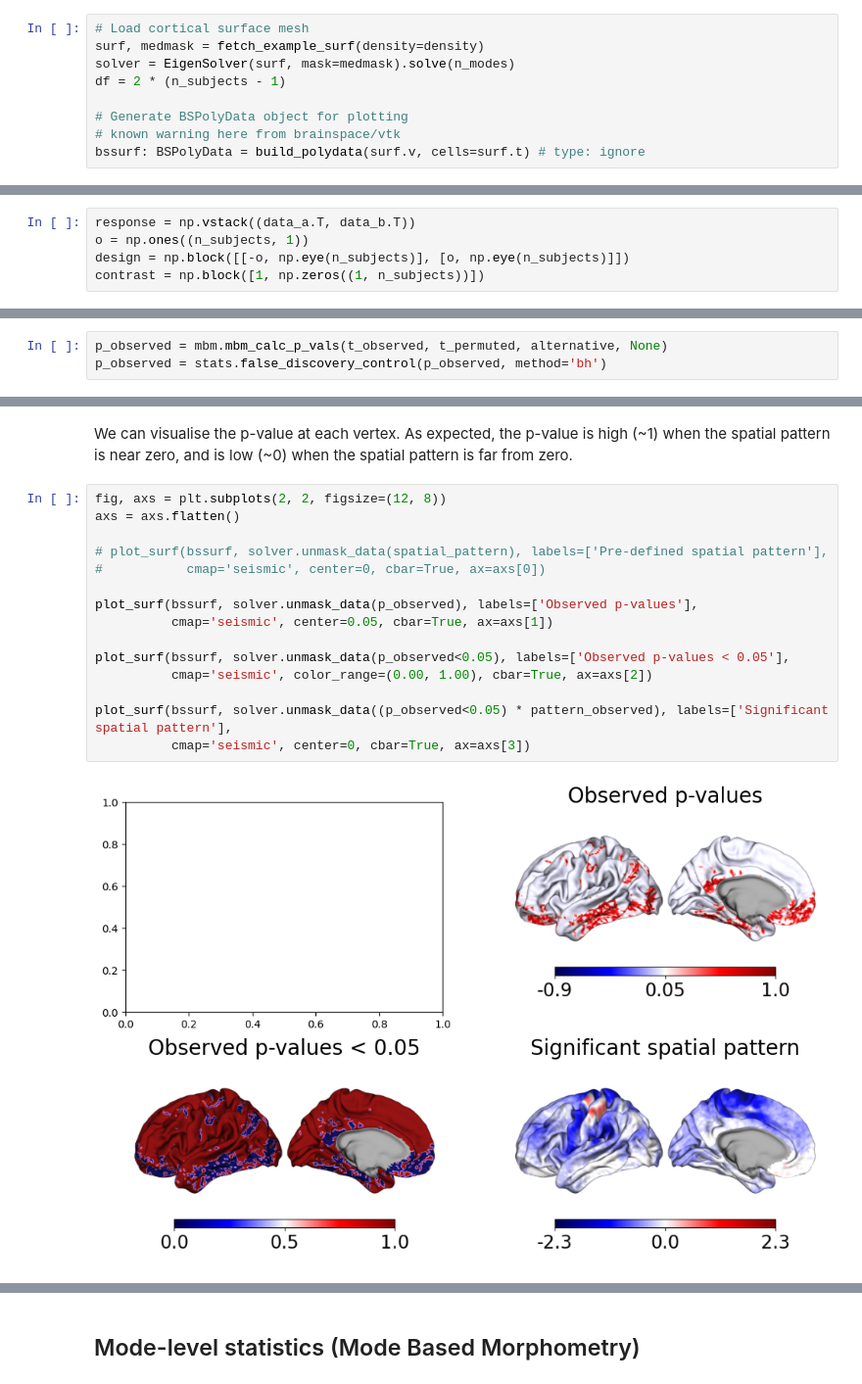
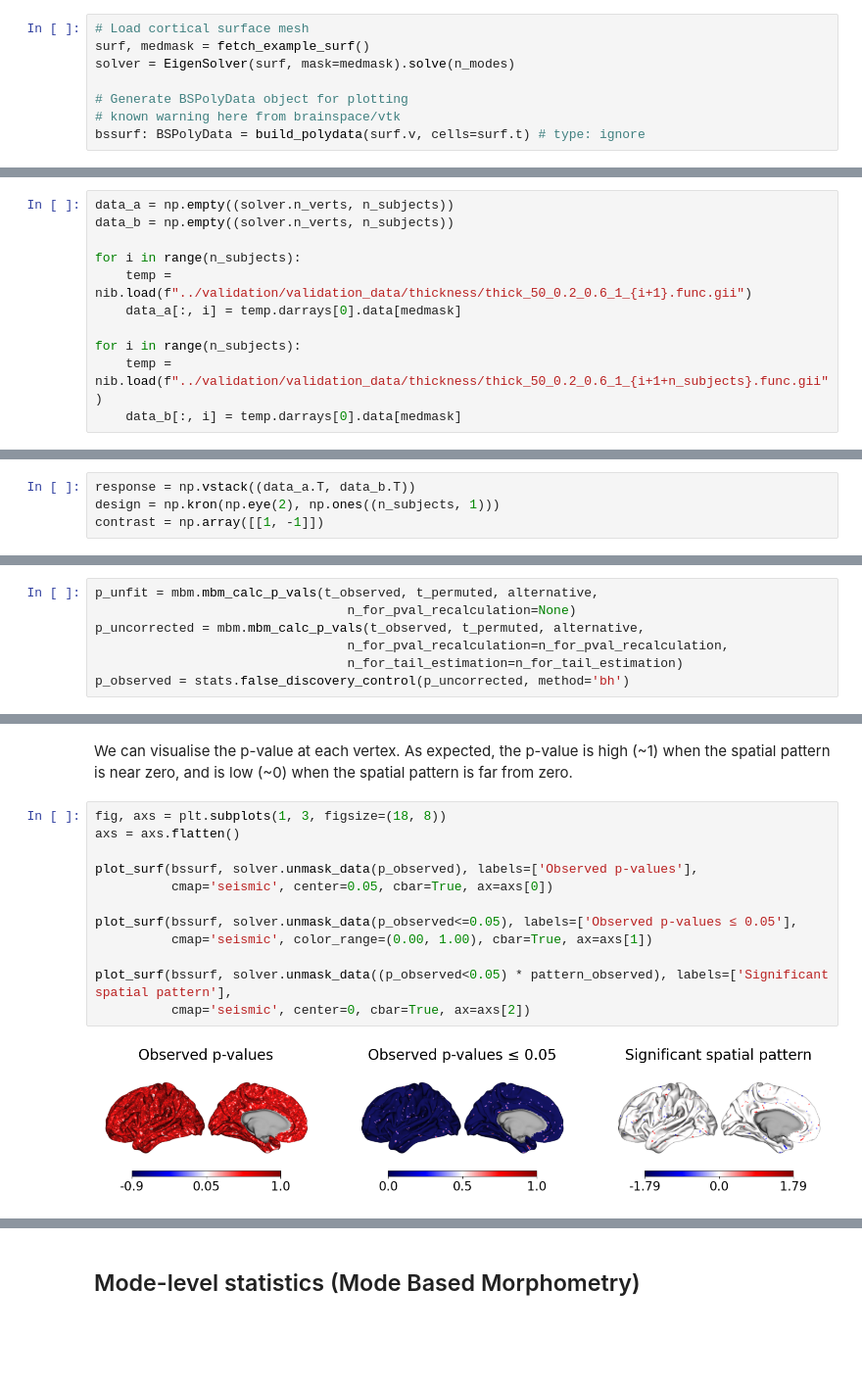
Before and after one commit to magnesium2400/neuromodes, a Jupyter notebook: docs/tutorials/mbm.ipynb, the cells around one changed output, grey strips where cells are left out. Shown at 98% size. Saved outputs shown, nothing was run; the diff lists cells and outputs as text; blank space fills up the shorter version.

```diff
--- a/docs/tutorials/mbm.ipynb
+++ b/docs/tutorials/mbm.ipynb
@@ -33,9 +40,8 @@ alternative = 'two-sided'
 permutationMethod = 'shuffle_rows'
 # %%
 # Load cortical surface mesh
-surf, medmask = fetch_example_surf(density=density)
+surf, medmask = fetch_example_surf()
 solver = EigenSolver(surf, mask=medmask).solve(n_modes)
-df = 2 * (n_subjects - 1)
 
 # Generate BSPolyData object for plotting
 # known warning here from brainspace/vtk
@@ -92,3 +53,14 @@ Then, we generate noise with that known difference:
+# %%
+data_a = np.empty((solver.n_verts, n_subjects))
+data_b = np.empty((solver.n_verts, n_subjects))
+
+for i in range(n_subjects):
+    temp = nib.load(f"../validation/validation_data/thickness/thick_50_0.2_0.6_1_{i+1}.func.gii")
+    data_a[:, i] = temp.darrays[0].data[medmask]
+
+for i in range(n_subjects):
+    temp = nib.load(f"../validation/validation_data/thickness/thick_50_0.2_0.6_1_{i+1+n_subjects}.func.gii")
+    data_b[:, i] = temp.darrays[0].data[medmask]
 # %% [markdown]
 We can visualise the first few example maps:
 # %%
@@ -103,9 +75,8 @@ plot_surf(bssurf, solver.unmask_data(data_b[:,:4]), cmap='seismic', cbar=True, c
 `neuromodes.morphometry` requires us to explicity construct design, response, and contrast matrices:
 # %%
 response = np.vstack((data_a.T, data_b.T))
-o = np.ones((n_subjects, 1))
-design = np.block([[-o, np.eye(n_subjects)], [o, np.eye(n_subjects)]])
-contrast = np.block([1, np.zeros((1, n_subjects))])
+design = np.kron(np.eye(2), np.ones((n_subjects, 1)))
+contrast = np.array([[1, -1]])
 # %% [markdown]
 We actually compute the vertex-level t-statistic using the function `mbm_generate_stat_maps`:
 # %%
@@ -149,6 +102,10 @@ t_permuted = mbm.mbm_generate_stat_maps(design, response, contrast, statTest,
 # %% [markdown]
 We can then compute the p-value at each vertex. In the present example, we do this using the simplest approach of counting how many null t-statistics are above/below the observed statistic. This is done with the function `mbm_calc_p_vals`:
 # %%
-p_observed = mbm.mbm_calc_p_vals(t_observed, t_permuted, alternative, None)
-p_observed = stats.false_discovery_control(p_observed, method='bh')
+p_unfit = mbm.mbm_calc_p_vals(t_observed, t_permuted, alternative,
+                                 n_for_pval_recalculation=None)
+p_uncorrected = mbm.mbm_calc_p_vals(t_observed, t_permuted, alternative,
+                                 n_for_pval_recalculation=n_for_pval_recalculation,
+                                 n_for_tail_estimation=n_for_tail_estimation)
+p_observed = stats.false_discovery_control(p_uncorrected, method='bh')
 # %% [markdown]
@@ -167,19 +138,16 @@ We can compare the expected and observed p-values:
 # %% [markdown]
 We can visualise the p-value at each vertex. As expected, the p-value is high (~1) when the spatial pattern is near zero, and is low (~0) when the spatial pattern is far from zero.
 # %%
-fig, axs = plt.subplots(2, 2, figsize=(12, 8))
+fig, axs = plt.subplots(1, 3, figsize=(18, 8))
 axs = axs.flatten()
 
-# plot_surf(bssurf, solver.unmask_data(spatial_pattern), labels=['Pre-defined spatial pattern'],
-#           cmap='seismic', center=0, cbar=True, ax=axs[0])
+plot_surf(bssurf, solver.unmask_data(p_observed), labels=['Observed p-values'],
+          cmap='seismic', center=0.05, cbar=True, ax=axs[0])
 
-plot_surf(bssurf, solver.unmask_data(p_observed), labels=['Observed p-values'],
-          cmap='seismic', center=0.05, cbar=True, ax=axs[1])
-
-plot_surf(bssurf, solver.unmask_data(p_observed<0.05), labels=['Observed p-values < 0.05'],
-          cmap='seismic', color_range=(0.00, 1.00), cbar=True, ax=axs[2])
+plot_surf(bssurf, solver.unmask_data(p_observed<=0.05), labels=['Observed p-values ≤ 0.05'],
+          cmap='seismic', color_range=(0.00, 1.00), cbar=True, ax=axs[1])
 
 plot_surf(bssurf, solver.unmask_data((p_observed<0.05) * pattern_observed), labels=['Significant spatial pattern'],
-          cmap='seismic', center=0, cbar=True, ax=axs[3])
+          cmap='seismic', center=0, cbar=True, ax=axs[2])
 # %% [output]
-[figure, old version]
+[figure, new version]
```
Also changed, not shown: parts of 31 cells of this notebook, 6 other files.
